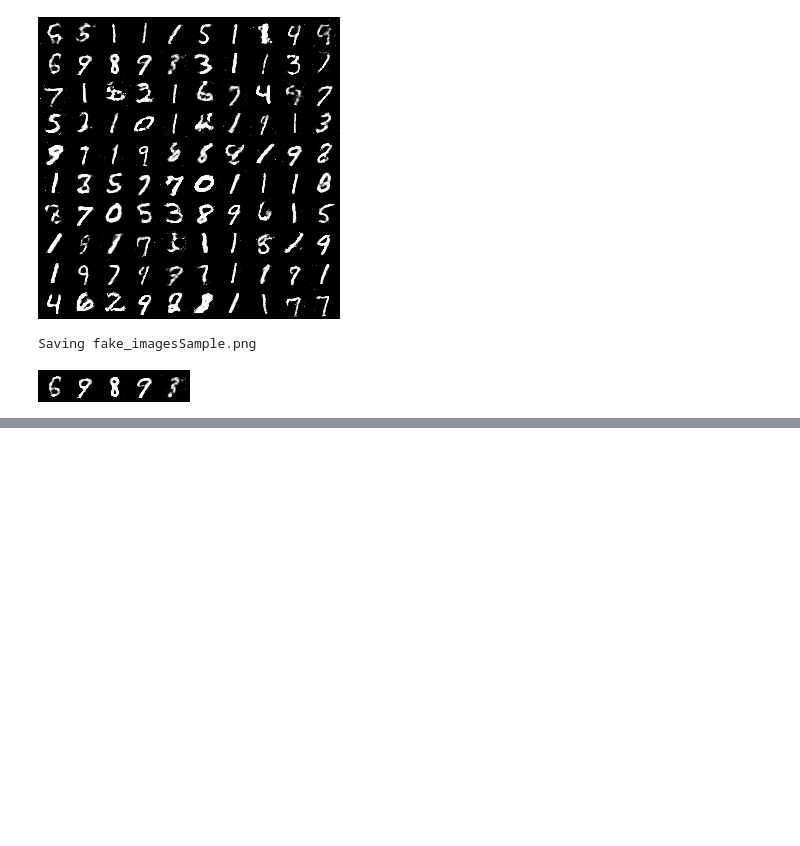
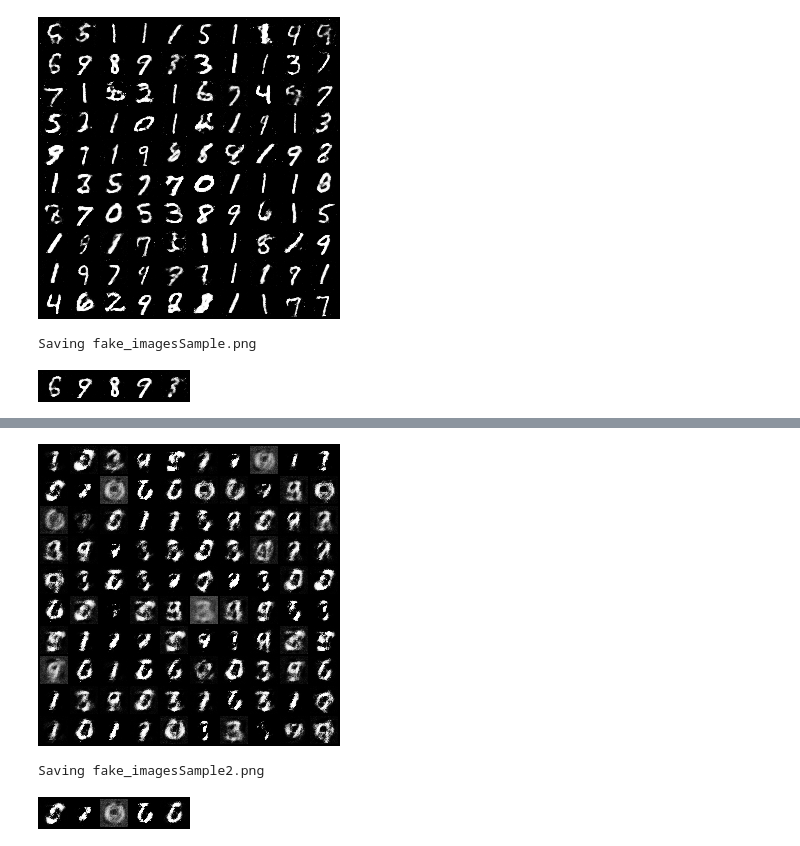
Before and after one commit to jesusgl86/Deep-Learning-Course, a Jupyter notebook: GAN.ipynb, the cells around one changed output, grey strips where cells are left out. Drawn from its saved outputs; the diff is of its cells as text; code cells hidden in the pictures; blank space fills up the shorter version.

```diff
--- a/GAN.ipynb
+++ b/GAN.ipynb
@@ -441,3 +457,19 @@ for epoch in range(num_epochs):
 
     # Sample and save images
     save_fake_images2(epoch+1)
+# %%
+Image(os.path.join(sample_dir, 'fake_images2-0300.png'))
+# %% [output]
+[figure, added]
+# %%
+fake_images = G(sample_vectors)
+fake_images = fake_images.reshape(fake_images.size(0), 1, 28, 28)
+fake_fname = 'fake_imagesSample2.png'
+print('Saving', fake_fname)
+save_image(denorm(fake_images[10:15]), os.path.join(sample_dir, fake_fname), nrow=5)
+# %% [output]
+Saving fake_imagesSample2.png
+# %%
+Image(os.path.join(sample_dir, 'fake_imagesSample2.png'))
+# %% [output]
+[figure, added]
```
Also changed, not shown: parts of 18 cells of this notebook.
